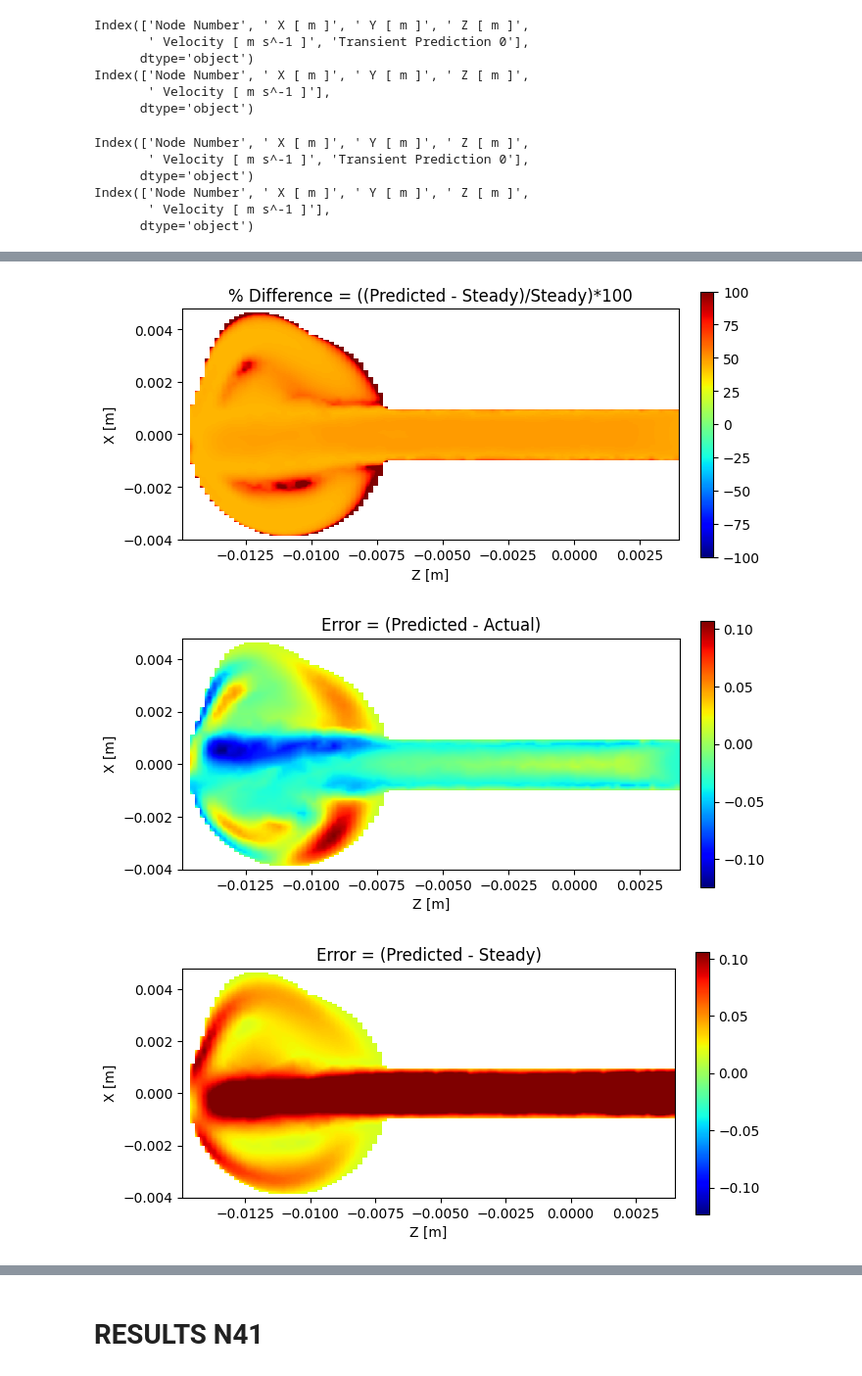
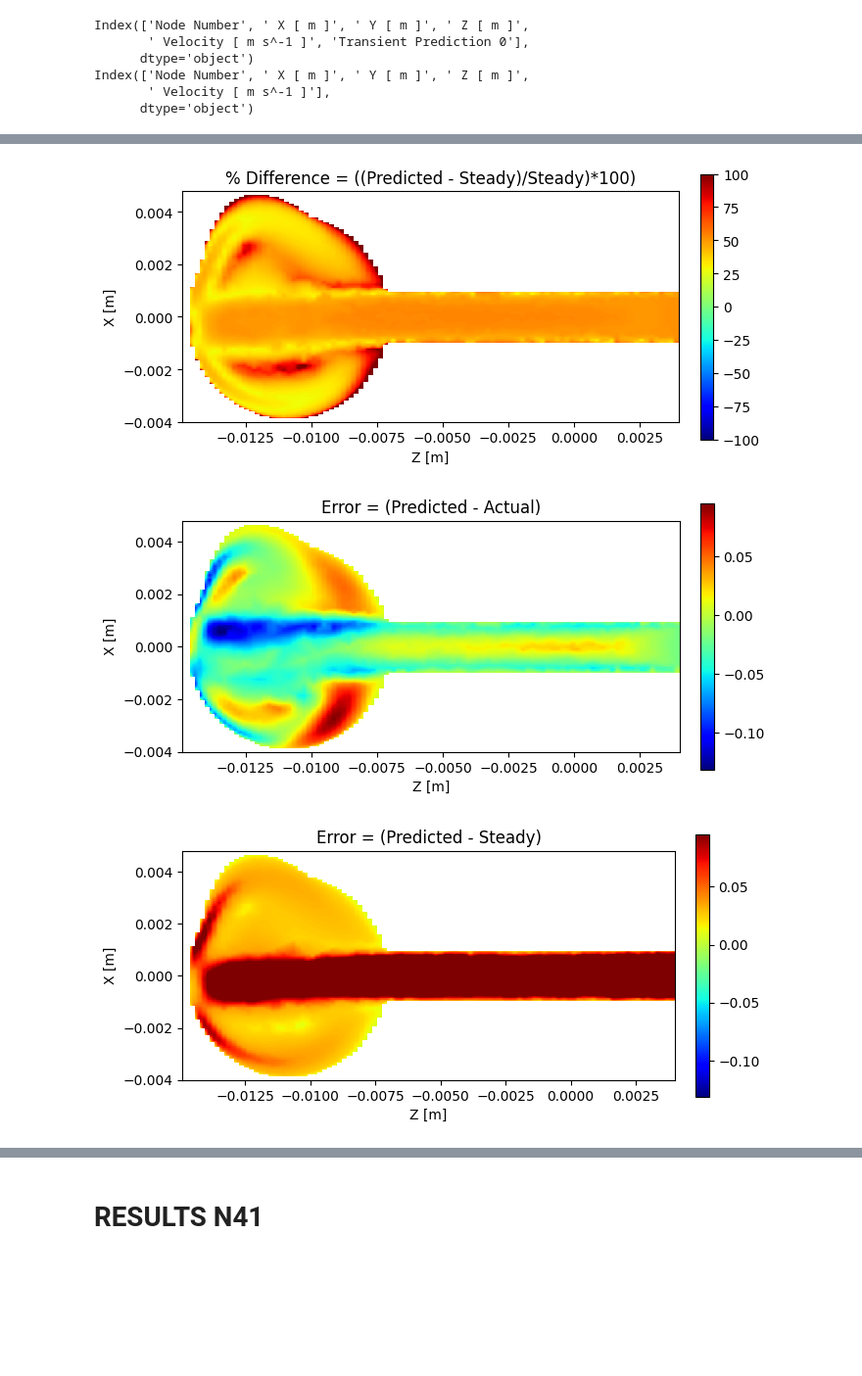
Before and after one commit to IsmailBerkeCam/CFD-AI, a Jupyter notebook: Machine Learning Codes/LSTM/LSTM 10 Velocity Predictions High Vel.ipynb, the cells around one changed output, grey strips where cells are left out. Shown at 98% size. Cells and saved outputs as stored; diff of their text form; code cells hidden in the pictures; blank space fills up the shorter version.

```diff
--- a/Machine Learning Codes/LSTM/LSTM 10 Velocity Predictions High Vel.ipynb
+++ b/Machine Learning Codes/LSTM/LSTM 10 Velocity Predictions High Vel.ipynb
@@ -297,18 +222,17 @@ for index in indices:
 # %% [markdown]
 # **RESULTS N0**
 # %%
-PredictedTransient0 = pd.read_csv(r'C:\Users\ismai\OneDrive\Desktop\CFD Dissertation\Files\CSV training\PredictionFile\N0P.csv')
+PredictedTransient0 = pd.read_csv(r'C:\Users\ismai\OneDrive\Desktop\CFD Dissertation\Files\CSV training\PredictionFile\N0D.csv')
 # Print column names
 print(PredictedTransient0.columns)
-PredictedTransient0 = PredictedTransient1.fillna(0)
-PredictedTransient0 = PredictedTransient1.replace(' null', np.nan)
+PredictedTransient0 = PredictedTransient0.fillna(0)
+PredictedTransient0 = PredictedTransient0.replace(' null', np.nan)
 x = PredictedTransient0[' X [ m ]']
 z = PredictedTransient0[' Z [ m ]']
 ste_velocity = PredictedTransient0[' Velocity [ m s^-1 ]']
 velocity = PredictedTransient0['Transient Prediction 0']
 diff_ste = PredictedTransient0['Transient Prediction 0'] - PredictedTransient0[' Velocity [ m s^-1 ]']
-
-CFDTransient0 = pd.read_csv(r'C:\Users\ismai\OneDrive\Desktop\CFD Dissertation\Files\CSV training\Predictions\N0Tmax\N0TV.csv')
+CFDTransient0 = pd.read_csv(r'C:\Users\ismai\OneDrive\Desktop\CFD Dissertation\Files\CSV training\Predictions\N0TMAX\N0TV.csv')
 print(CFDTransient0.columns)
 CFDTransient0 = CFDTransient0.fillna(0)
 CFDTransient0 = CFDTransient0.replace(' null', np.nan)
@@ -323,35 +247,6 @@ Index(['Node Number', ' X [ m ]', ' Y [ m ]', ' Z [ m ]',
 Index(['Node Number', ' X [ m ]', ' Y [ m ]', ' Z [ m ]',
        ' Velocity [ m s^-1 ]'],
       dtype='object')
-# %%
-# Base path
-base_path = r'C:\Users\ismai\OneDrive\Desktop\CFD Dissertation\Files\CSV training'
-# Read and preprocess Predicted Transient CSV
-predicted_transient_path = os.path.join(base_path, r'PredictionFile\N0P.csv')
-predicted_transient = pd.read_csv(predicted_transient_path)
-predicted_transient = predicted_transient.fillna(0).replace(' null', np.nan)
-print(predicted_transient.columns)
-x_predicted = predicted_transient[' X [ m ]']
-z_predicted = predicted_transient[' Z [ m ]']
-ste_velocity = predicted_transient[' Velocity [ m s^-1 ]']
-velocity_predicted = predicted_transient['Transient Prediction 0']
-diff_ste = velocity_predicted - ste_velocity
-# Read and preprocess CFD Transient CSV
-cfd_transient_path = os.path.join(base_path, r'Predictions\N0Tmax\N0TV.csv')
-cfd_transient = pd.read_csv(cfd_transient_path)
-cfd_transient = cfd_transient.fillna(0).replace(' null', np.nan)
-print(cfd_transient.columns)
-x_cfd = cfd_transient[' X [ m ]']
-z_cfd = cfd_transient[' Z [ m ]']
-velocity_cfd = cfd_transient[' Velocity [ m s^-1 ]']
-diff_vel = velocity_predicted - velocity_cfd
-# %% [output]
-Index(['Node Number', ' X [ m ]', ' Y [ m ]', ' Z [ m ]',
-       ' Velocity [ m s^-1 ]', 'Transient Prediction 0'],
-      dtype='object')
-Index(['Node Number', ' X [ m ]', ' Y [ m ]', ' Z [ m ]',
-       ' Velocity [ m s^-1 ]'],
-      dtype='object')
 # %%
 import numpy as np
 import matplotlib.pyplot as plt
@@ -362,8 +257,8 @@ grid_x, grid_z = np.mgrid[min(x):max(x):100j, min(z):max(z):100j]
 
 # Interpolate the velocity onto the grid
 grid_velocity0 = griddata((x, z), ste_velocity, (grid_x, grid_z), method='linear', fill_value=np.nan)
-grid_velocity1 = griddata((x, z), velocity_predicted, (grid_x, grid_z), method='linear', fill_value=np.nan)
-grid_velocity2 = griddata((x, z), velocity_cfd, (grid_x, grid_z), method='linear', fill_value=np.nan)
+grid_velocity1 = griddata((x, z), velocity, (grid_x, grid_z), method='linear', fill_value=np.nan)
+grid_velocity2 = griddata((x, z), velocity_truth, (grid_x, grid_z), method='linear', fill_value=np.nan)
 grid_velocity3 = griddata((x, z), diff_vel, (grid_x, grid_z), method='linear', fill_value=np.nan)
 grid_velocity4 = griddata((x, z), diff_ste, (grid_x, grid_z), method='linear', fill_value=np.nan)
 
@@ -372,7 +267,6 @@ cmap = plt.cm.jet  # or any other colormap
 cmap.set_bad(color='white')  # set color for 'nan' values
 
 # Create a masked array where 'nan' values, 0 velocity values, and velocity values 0.05 or less are masked
-
 masked_velocity0 = ma.masked_where((grid_velocity0 <= 0.001) | np.isnan(grid_velocity0), grid_velocity0)
 masked_velocity1 = ma.masked_where((grid_velocity0 <= 0.001) | np.isnan(grid_velocity1), grid_velocity1)
 masked_velocity2 = ma.masked_where((grid_velocity0 <= 0.001) | np.isnan(grid_velocity2), grid_velocity2)
@@ -418,7 +312,7 @@ percentage_change4 = ((rotated_masked_velocity1 - rotated_masked_velocity0) / ro
 fig, (ax3) = plt.subplots(1, figsize=(7, 7))
 im3 = ax3.imshow(percentage_change3, extent=(min(z), max(z), min(x), max(x)), origin='lower', cmap='jet', vmin=-100, vmax=100)
 fig.colorbar(im3, ax=ax3, fraction=0.025, pad=0.04)
-ax3.set_title('% Difference = ((Predicted - Actual)/Actual)*100')
+ax3.set_title('% Difference = ((Predicted - Actual)/Actual)*100)')
 ax3.set_xlabel("Z [m]")
 ax3.set_ylabel("X [m]")
 
@@ -426,7 +320,7 @@ ax3.set_ylabel("X [m]")
 fig, (ax4) = plt.subplots(1, figsize=(7, 7))
 im4 = ax4.imshow(percentage_change4, extent=(min(z), max(z), min(x), max(x)), origin='lower', cmap='jet', vmin=-100, vmax=100)
 fig.colorbar(im4, ax=ax4, fraction=0.025, pad=0.04)
-ax4.set_title('% Difference = ((Predicted - Steady)/Steady)*100')
+ax4.set_title('% Difference = ((Predicted - Steady)/Steady)*100)')
 ax4.set_xlabel("Z [m]")
 ax4.set_ylabel("X [m]")
 
@@ -460,6 +354,6 @@ plt.show()
-[figure, old version]
+[figure, new version]
-[figure, old version]
+[figure, new version]
-[figure, old version]
+[figure, new version]
 # %%
 average_percentage_change3 = np.mean(np.abs(percentage_change3))
 average_percentage_change4 = np.mean(np.abs(percentage_change4))
```
Also changed, not shown: parts of 8 cells of this notebook, 1 other file.
